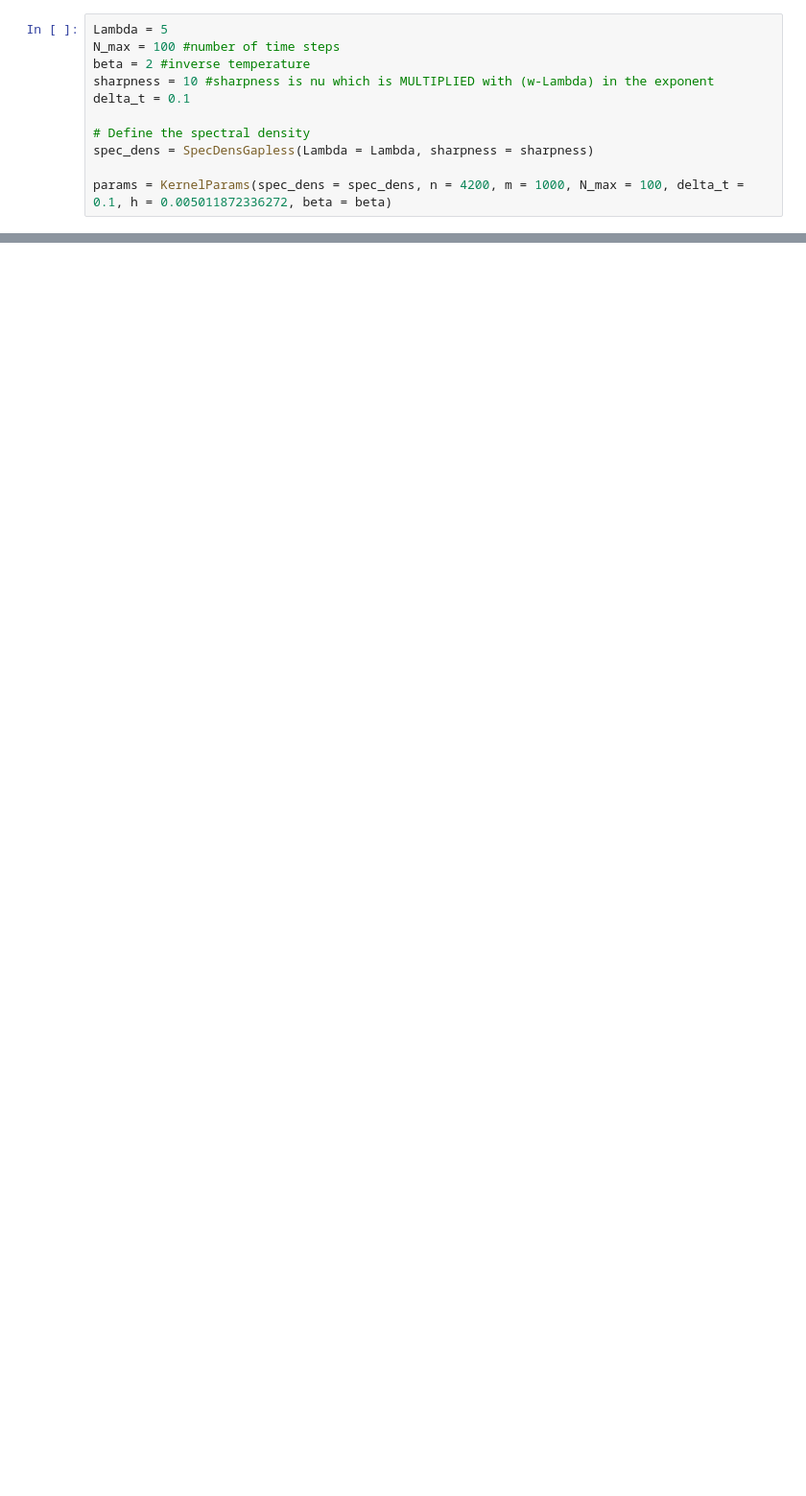
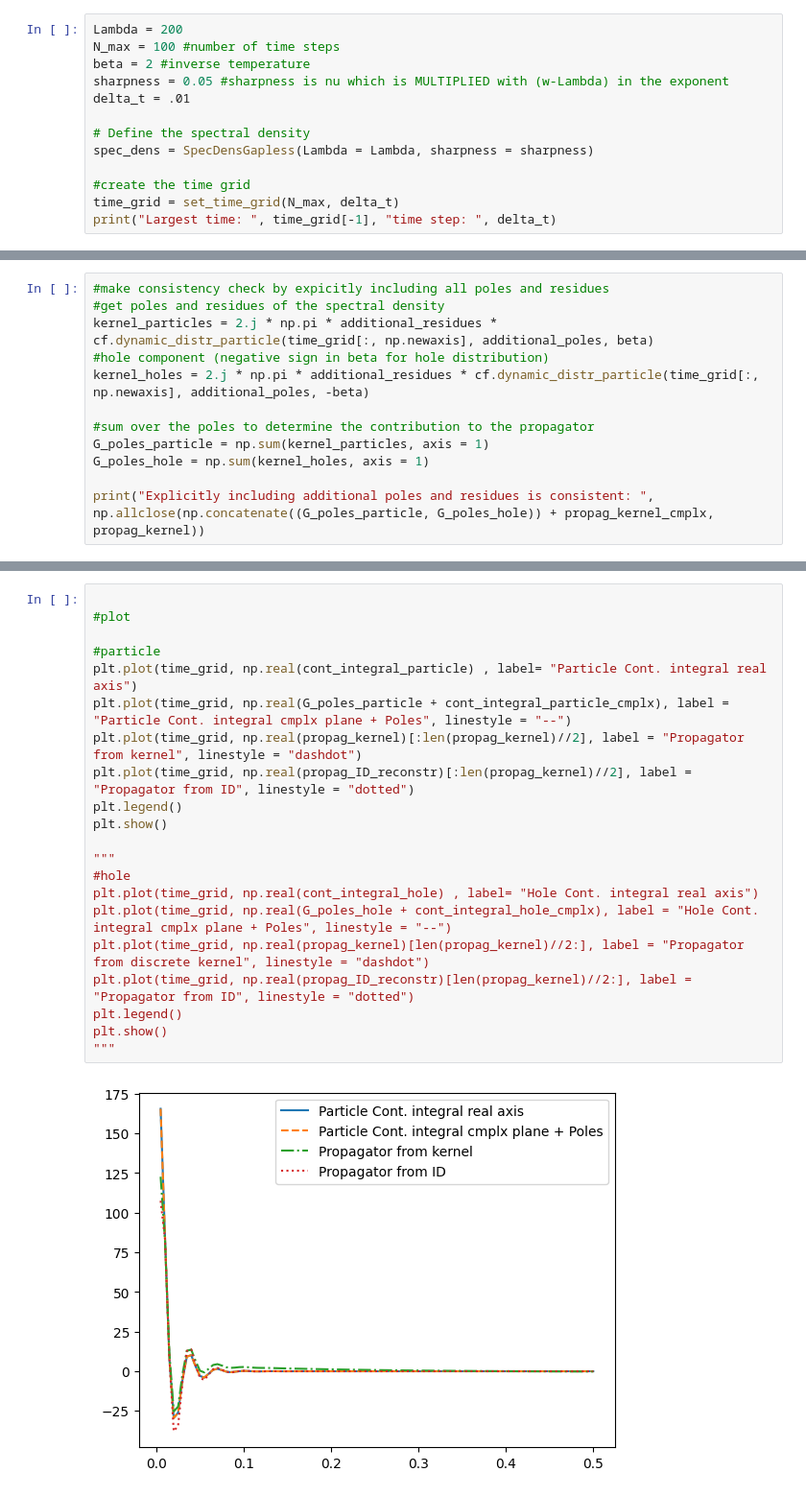
Before and after one commit to jthoenniss/RealTimeID, a Jupyter notebook: notebooks/extra_poles.ipynb, the cells around one changed output, grey strips where cells are left out. Shown at 96% size. Saved outputs shown, nothing was run; the diff lists cells and outputs as text; blank space fills up the shorter version.

```diff
--- a/notebooks/extra_poles.ipynb
+++ b/notebooks/extra_poles.ipynb
@@ -18,12 +18,14 @@ Project path successfully added.
 # %%
-Lambda = 5
+Lambda = 200
 N_max = 100 #number of time steps
 beta = 2 #inverse temperature
-sharpness = 10 #sharpness is nu which is MULTIPLIED with (w-Lambda) in the exponent
-delta_t = 0.1
+sharpness = 0.05 #sharpness is nu which is MULTIPLIED with (w-Lambda) in the exponent
+delta_t = .01
 
 # Define the spectral density
 spec_dens = SpecDensGapless(Lambda = Lambda, sharpness = sharpness)
 
-params = KernelParams(spec_dens = spec_dens, n = 4200, m = 1000, N_max = 100, delta_t = 0.1, h = 0.005011872336272, beta = beta)
+#create the time grid
+time_grid = set_time_grid(N_max, delta_t)
+print("Largest time: ", time_grid[-1], "time step: ", delta_t)
 # %% [output]
@@ -95,0 +103,12 @@ nbr. extra poles 8
+# %%
+#make consistency check by expicitly including all poles and residues
+#get poles and residues of the spectral density
+kernel_particles = 2.j * np.pi * additional_residues * cf.dynamic_distr_particle(time_grid[:, np.newaxis], additional_poles, beta)
+#hole component (negative sign in beta for hole distribution)
+kernel_holes = 2.j * np.pi * additional_residues * cf.dynamic_distr_particle(time_grid[:, np.newaxis], additional_poles, -beta)
+
+#sum over the poles to determine the contribution to the propagator
+G_poles_particle = np.sum(kernel_particles, axis = 1)
+G_poles_hole = np.sum(kernel_holes, axis = 1)
+
+print("Explicitly including additional poles and residues is consistent: ", np.allclose(np.concatenate((G_poles_particle, G_poles_hole)) + propag_kernel_cmplx, propag_kernel))
@@ -95,0 +124,23 @@ nbr. extra poles 8
+# %%
+
+#plot
+
+#particle
+plt.plot(time_grid, np.real(cont_integral_particle) , label= "Particle Cont. integral real axis")
+plt.plot(time_grid, np.real(G_poles_particle + cont_integral_particle_cmplx), label = "Particle Cont. integral cmplx plane + Poles", linestyle = "--")
+plt.plot(time_grid, np.real(propag_kernel)[:len(propag_kernel)//2], label = "Propagator from kernel", linestyle = "dashdot")
+plt.plot(time_grid, np.real(propag_ID_reconstr)[:len(propag_kernel)//2], label = "Propagator from ID", linestyle = "dotted")
+plt.legend()
+plt.show()
+
+"""
+#hole
+plt.plot(time_grid, np.real(cont_integral_hole) , label= "Hole Cont. integral real axis")
+plt.plot(time_grid, np.real(G_poles_hole + cont_integral_hole_cmplx), label = "Hole Cont. integral cmplx plane + Poles", linestyle = "--")
+plt.plot(time_grid, np.real(propag_kernel)[len(propag_kernel)//2:], label = "Propagator from discrete kernel", linestyle = "dashdot")
+plt.plot(time_grid, np.real(propag_ID_reconstr)[len(propag_kernel)//2:], label = "Propagator from ID", linestyle = "dotted")
+plt.legend()
+plt.show()
+"""
+# %% [output]
+[figure, added]
```
Also changed, not shown: parts of 14 cells of this notebook, 8 other files.
